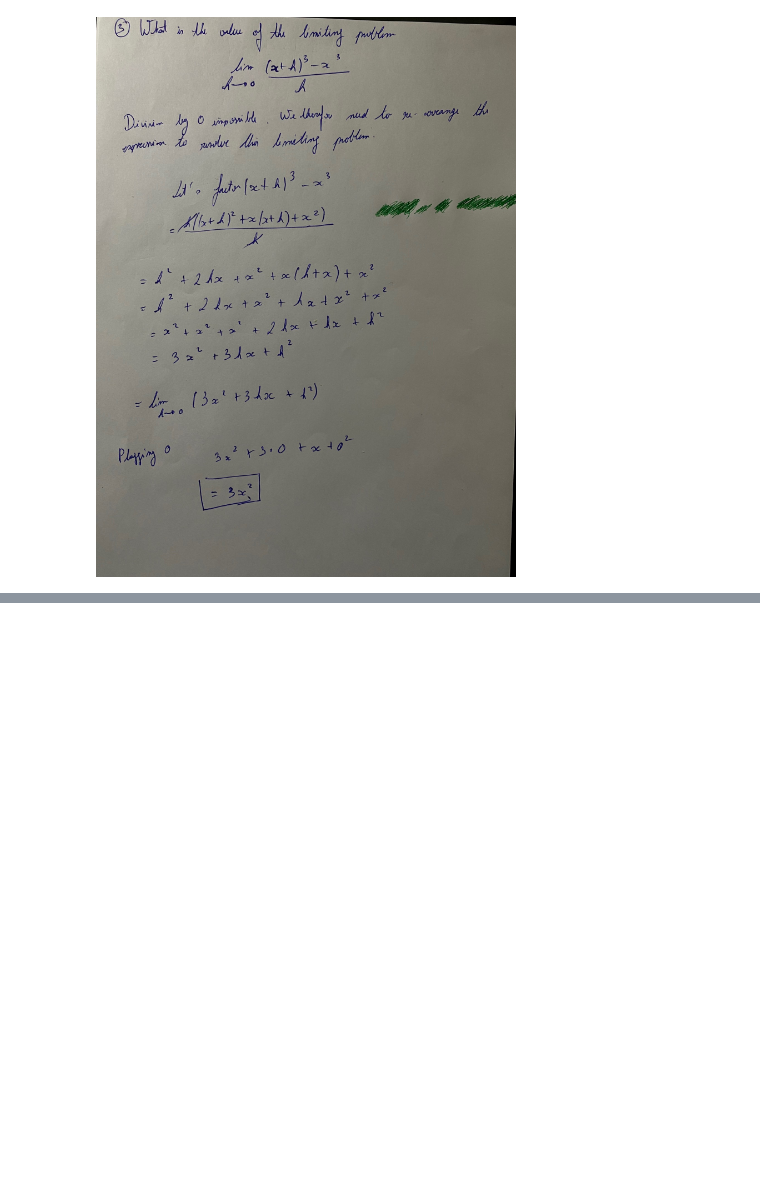
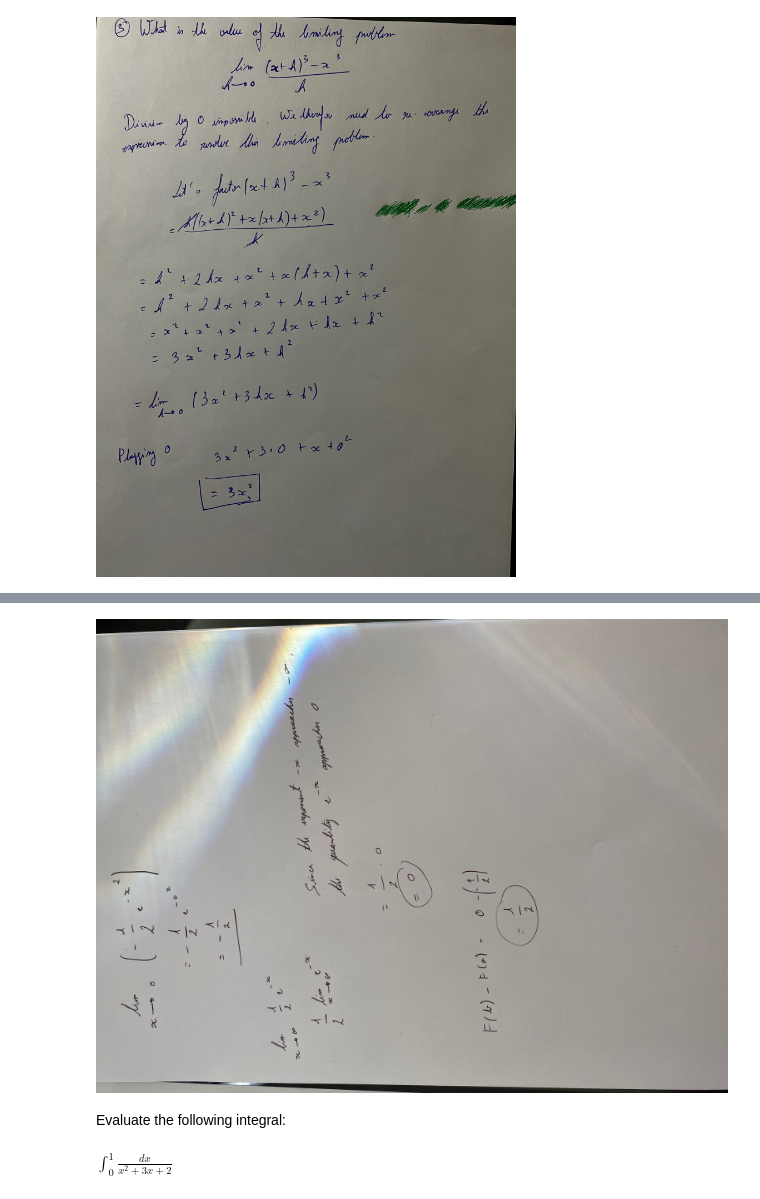
Before and after one commit to alexnesov/CQF-and-Mathematics, a Jupyter notebook: Math_Exercicses/Math Aptitude indicator.ipynb, the cells around one changed output, grey strips where cells are left out. Cells and saved outputs as stored; diff of their text form; code cells hidden in the pictures; blank space fills up the shorter version.

```diff
--- a/Math_Exercicses/Math Aptitude indicator.ipynb
+++ b/Math_Exercicses/Math Aptitude indicator.ipynb
@@ -39,0 +50,10 @@ Image(filename = PATH + "IMG_2867.jpg", width=800, height=600)
+# %%
+Image(filename = PATH + "IMG_2944.jpg", width=800, height=600)
+# %% [output]
+[figure, added]
+# %% [markdown]
+Evaluate the following integral:
+# %%
+display(Math('\\int_{0}^{1}\\frac{dx}{x^2+3x+2}'))
+# %% [output]
+$\displaystyle \int_{0}^{1}\frac{dx}{x^2+3x+2}$
```
Also changed, not shown: parts of 2 cells of this notebook.
